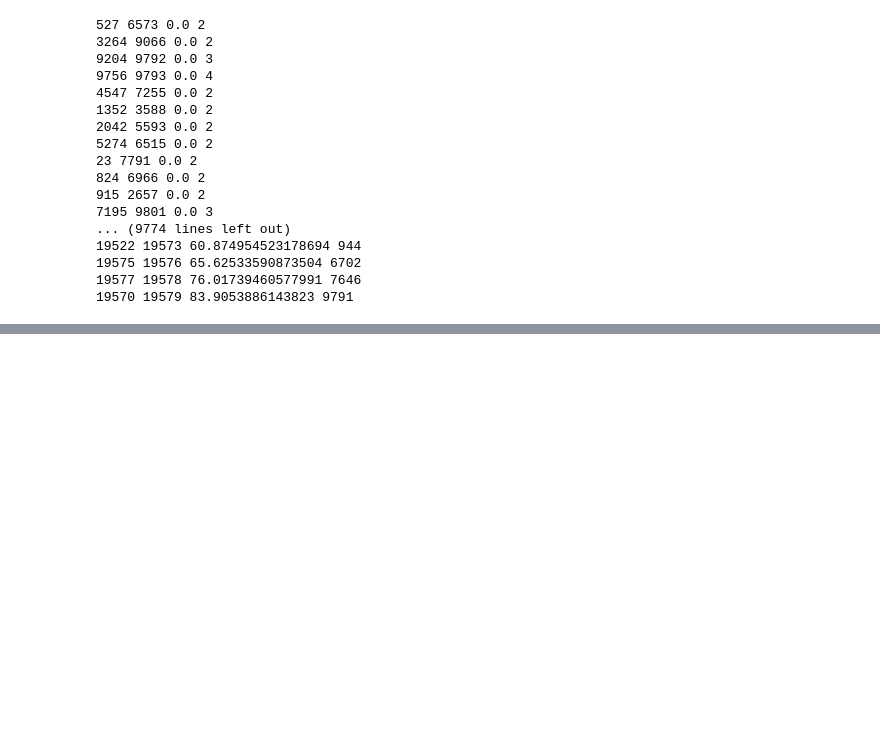
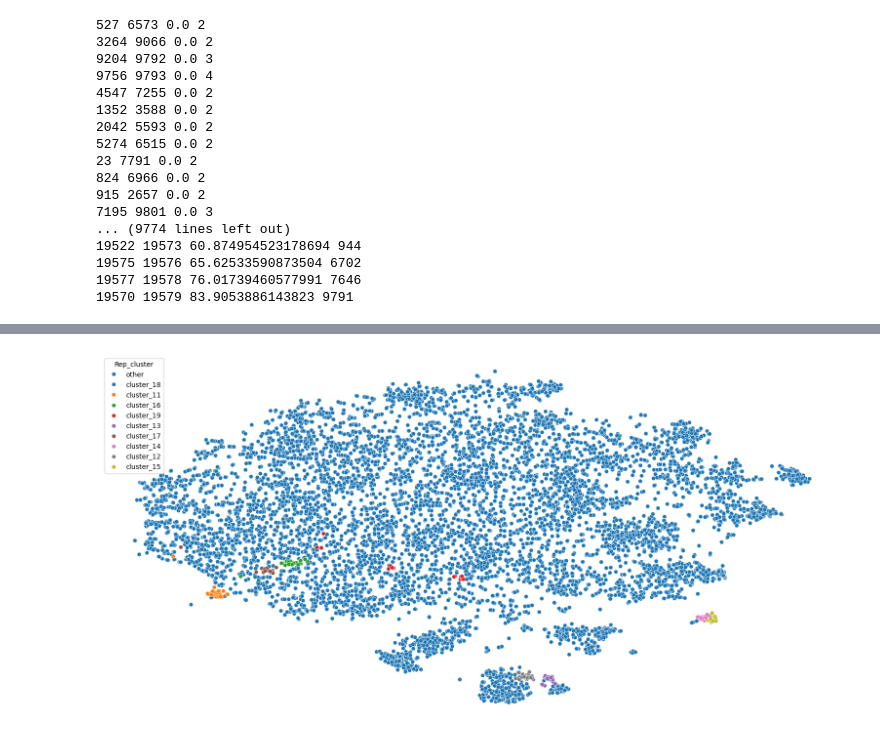
Before and after one commit to cair/Style_Quiz, a Jupyter notebook: notebooks/style_quiz_clustering_investigation.ipynb, the cells around one changed output, grey strips where cells are left out. Cells and saved outputs as stored; diff of their text form; code cells hidden in the pictures; blank space fills up the shorter version.

Commit message:
Begun investigating alternate clustering methods

```diff
--- a/notebooks/style_quiz_clustering_investigation.ipynb
+++ b/notebooks/style_quiz_clustering_investigation.ipynb
@@ -93,0 +90,2 @@ z_df = pd.DataFrame(Z, columns=["num_0", "num_1", "distance", "num_2"])
+# %%
+z_df = z_df.astype({"num_0": int, "num_1": int, "distance": float, "num_2": int})
@@ -93,0 +171,7 @@ z_df = pd.DataFrame(Z, columns=["num_0", "num_1", "distance", "num_2"])
+# %%
+def flatten(lst):
+    return [item for el in lst for item in (flatten(el) if isinstance(el, list) else [el])]
+
+for cluster in converged_clusters:
+    print(f"cluster with {count_non_list_elements(cluster)} elements")
+    print(flatten(cluster))
@@ -93,0 +196,18 @@ z_df = pd.DataFrame(Z, columns=["num_0", "num_1", "distance", "num_2"])
+# %%
+embeddings_df["cluster"] = -1
+for i, cluster in enumerate(converged_clusters):
+    flat_cluster = flatten(cluster)
+    embeddings_df.loc[flat_cluster, "cluster"] = i
+# %%
+import pandas as pd
+import matplotlib.pyplot as plt
+from sklearn.manifold import TSNE
+import seaborn as sns
+from src import generate_embedding_tsnes_with_thumbnails
+
+FIGURE_SAVE_PATH = "reports/figures/outfit_tsne.png"
+
+embeddings_df["rep_cluster"] = embeddings_df["cluster"].apply(lambda x: f"cluster_{x}" if 10 < x < 20 else "other")
+tsne_original_df, scatter_original_plot, tsne = generate_embedding_tsnes_with_thumbnails.generate_tsne_diagram(embeddings_df, REPRESENTATION_COLUMN, hue_column="rep_cluster", show_plot=True, return_tsne=True, save_path=FIGURE_SAVE_PATH)
+# %% [output]
+[figure, added]
```
Also changed, not shown: parts of 6 cells of this notebook, 6 other files.
